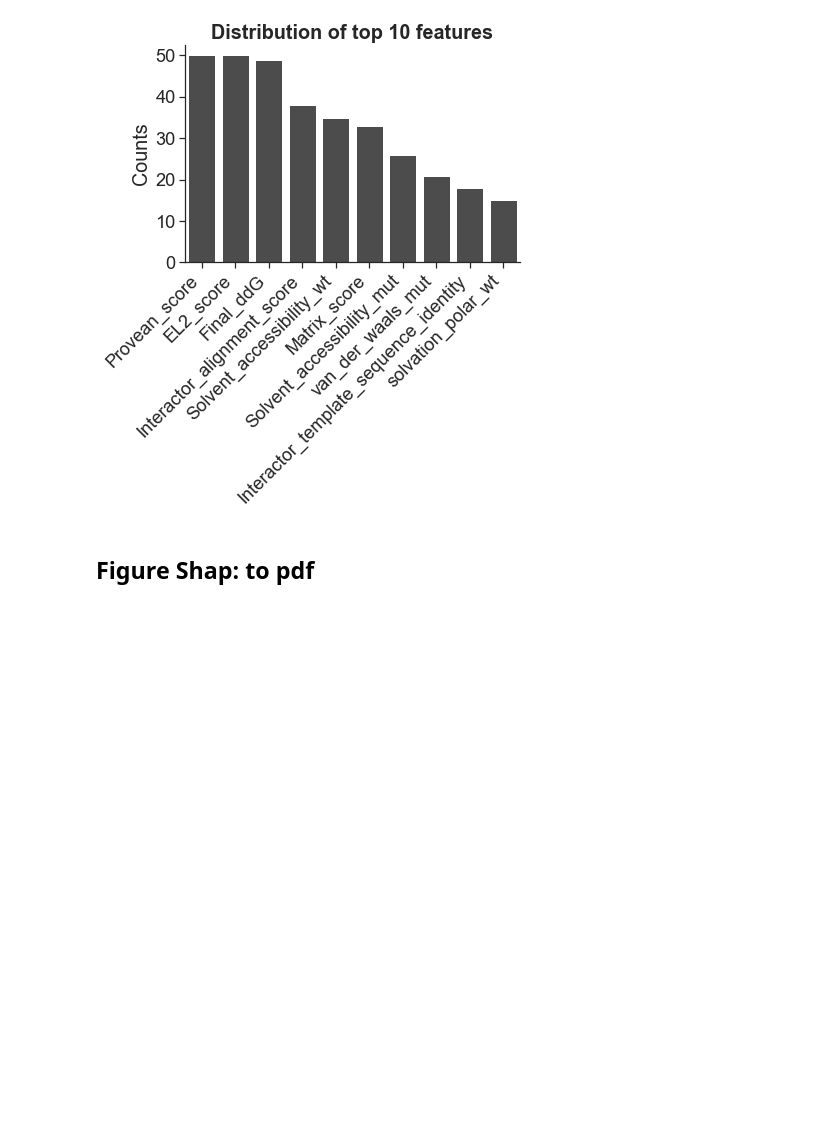
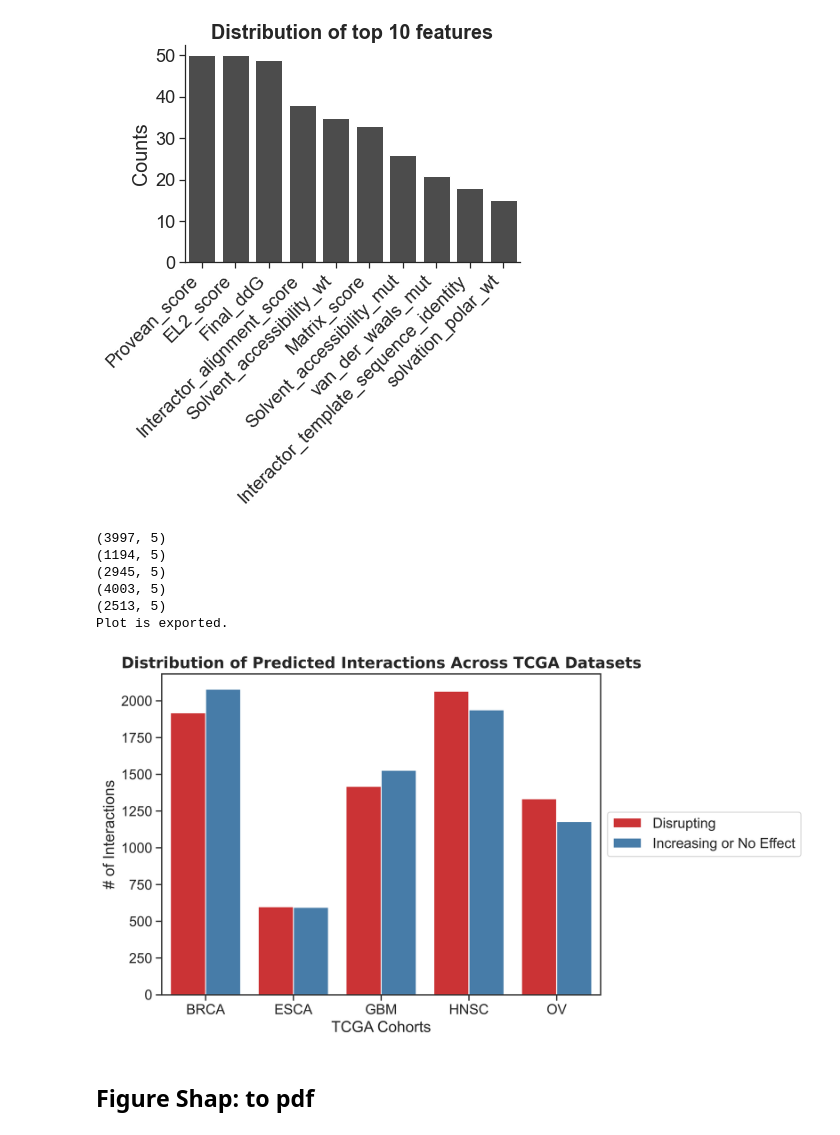
Before and after one commit to ibrahimberb/Predicting-Mutation-Effects, a Jupyter notebook: src/PredatorStudy_Figures.ipynb, the cells around one changed output. Saved outputs shown, nothing was run; the diff lists cells and outputs as text; code cells hidden in the pictures; blank space fills up the shorter version.

```diff
--- a/src/PredatorStudy_Figures.ipynb
+++ b/src/PredatorStudy_Figures.ipynb
@@ -467,3 +537,13 @@ Plot is exported.
+# %%
+distribution_of_predictions_across_tcga()
+# %% [output]
+(3997, 5)
+(1194, 5)
+(2945, 5)
+(4003, 5)
+(2513, 5)
+Plot is exported.
+[figure, added]
 # %% [markdown]
 ## Figure Shap: to pdf
 # %%
```
Also changed, not shown: parts of 6 cells of this notebook.
